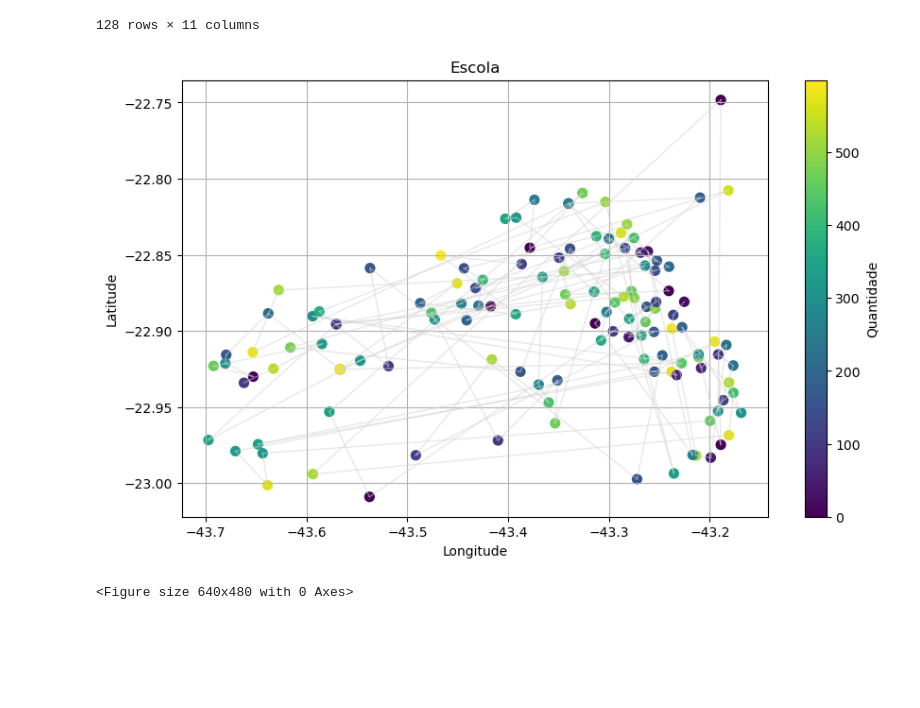
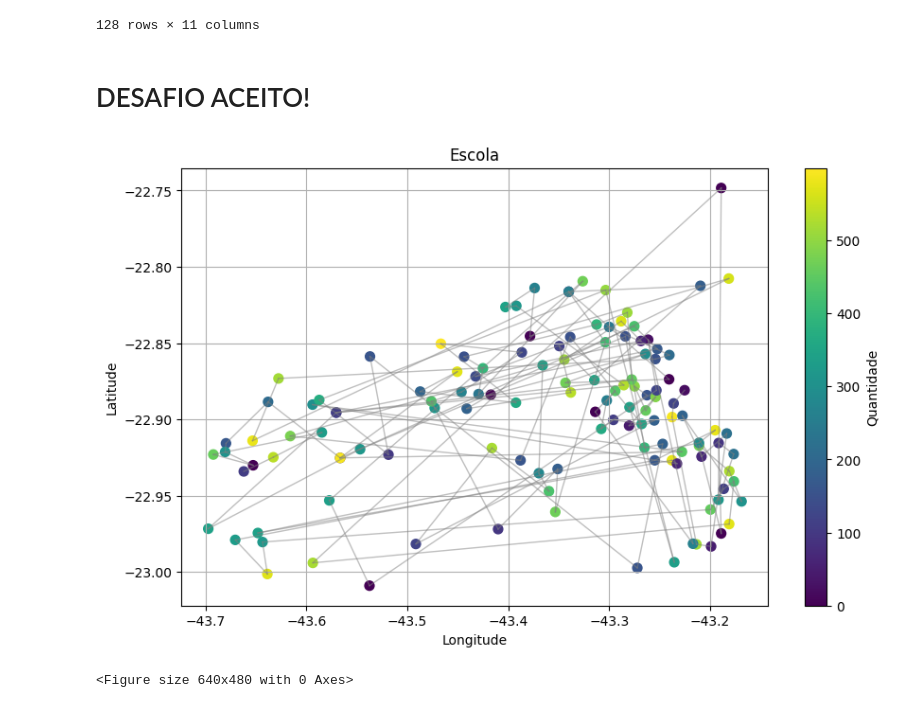
Before and after one commit to RafaelGuisso/ADA-Data-Science, a Jupyter notebook: Projeto_tecnicas_programacao/Projeto.ipynb, the cells around one changed output. Drawn from its saved outputs; the diff is of its cells as text; code cells hidden in the pictures; blank space fills up the shorter version.

```diff
--- a/Projeto_tecnicas_programacao/Projeto.ipynb
+++ b/Projeto_tecnicas_programacao/Projeto.ipynb
@@ -566,35 +566,35 @@ df_rotas
 df_rotas.to_csv("rota.csv", index=False)
+# %% [markdown]
+# DESAFIO ACEITO!
 # %%
 
-# Extrair coordenadas da primeira escola
+# Extrair coordenadas das escolas
 lat = df_rotas['lat']
 lon = df_rotas['lon']
 quantidade = df_rotas['quantidade']
 
-
-# Plotar a primeira escola
+#Plotando
 plt.figure(figsize=(10, 6))
 plt.scatter(lon, lat, c=quantidade, cmap='viridis', marker='o', s=50)
 
-# Adicionar uma barra de cores
+# Barra de cores
 plt.colorbar(label='Quantidade')
 
 for i in range(1, len(df_rotas)):
     plt.plot([df_rotas.iloc[i-1]['lon'], df_rotas.iloc[i]['lon']],
              [df_rotas.iloc[i-1]['lat'], df_rotas.iloc[i]['lat']],
-             color='lightgray', linestyle='-', linewidth=1, alpha=0.5)
+             color='gray', linestyle='-', linewidth=1, alpha=0.5)
 
-# Adicionar título e rótulos dos eixos
+# Título e rótulos dos eixos
 plt.title('Escola')
 plt.xlabel('Longitude')
 plt.ylabel('Latitude')
 
 
-# Exibir o gráfico
 plt.grid(True)
 plt.show()
 
 plt.savefig('rota.png')
 # %% [output]
-[figure, old version]
+[figure, new version]
 <Figure size 640x480 with 0 Axes>
```
Also changed, not shown: parts of 42 cells of this notebook, 2 other files.
